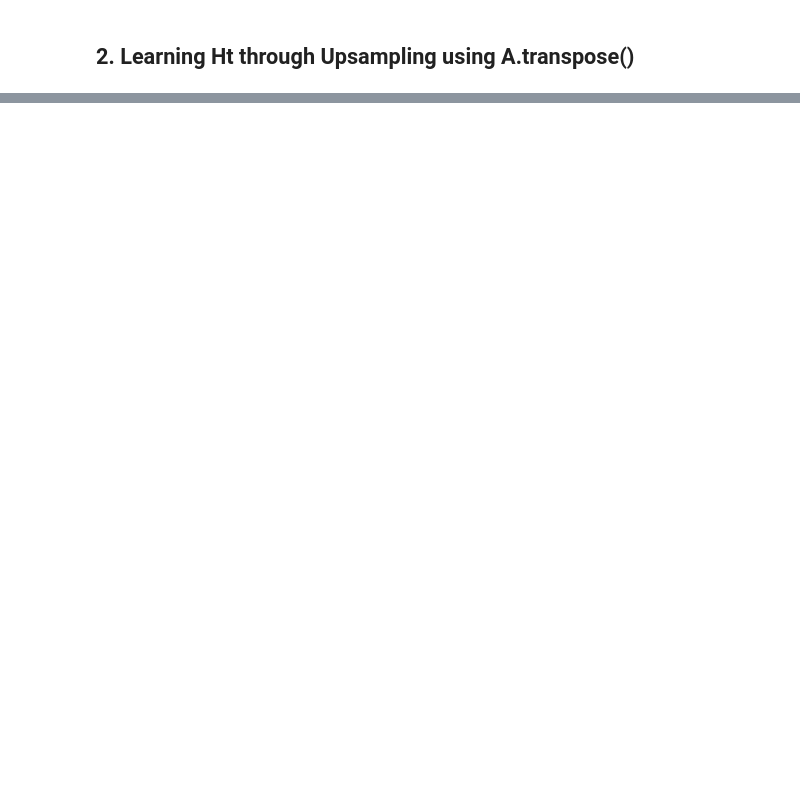
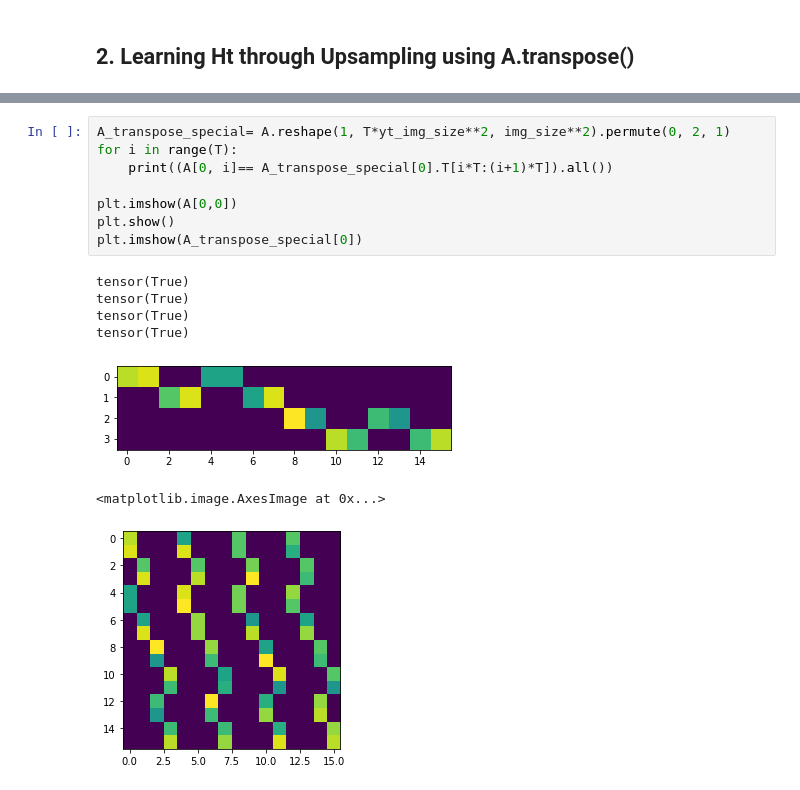
Before and after one commit to dushanw/DabbaMu-DEEP-TFM, a Jupyter notebook: aim2/support_notebooks/Ht2A.ipynb, the cells around one changed output, grey strips where cells are left out. Cells and saved outputs as stored; diff of their text form; blank space fills up the shorter version.

```diff
--- a/aim2/support_notebooks/Ht2A.ipynb
+++ b/aim2/support_notebooks/Ht2A.ipynb
@@ -98,0 +166,16 @@ initial, upscaled shapes : torch.Size([32, 8, 16, 16]) | torch.Size([32, 8, 128,
+# %%
+A_transpose_special= A.reshape(1, T*yt_img_size**2, img_size**2).permute(0, 2, 1)
+for i in range(T):
+    print((A[0, i]== A_transpose_special[0].T[i*T:(i+1)*T]).all())
+
+plt.imshow(A[0,0])
+plt.show()
+plt.imshow(A_transpose_special[0])
+# %% [output]
+tensor(True)
+tensor(True)
+tensor(True)
+tensor(True)
+[figure, added]
+<matplotlib.image.AxesImage at 0x...>
+[figure, added]
```
Also changed, not shown: parts of 15 cells of this notebook.
